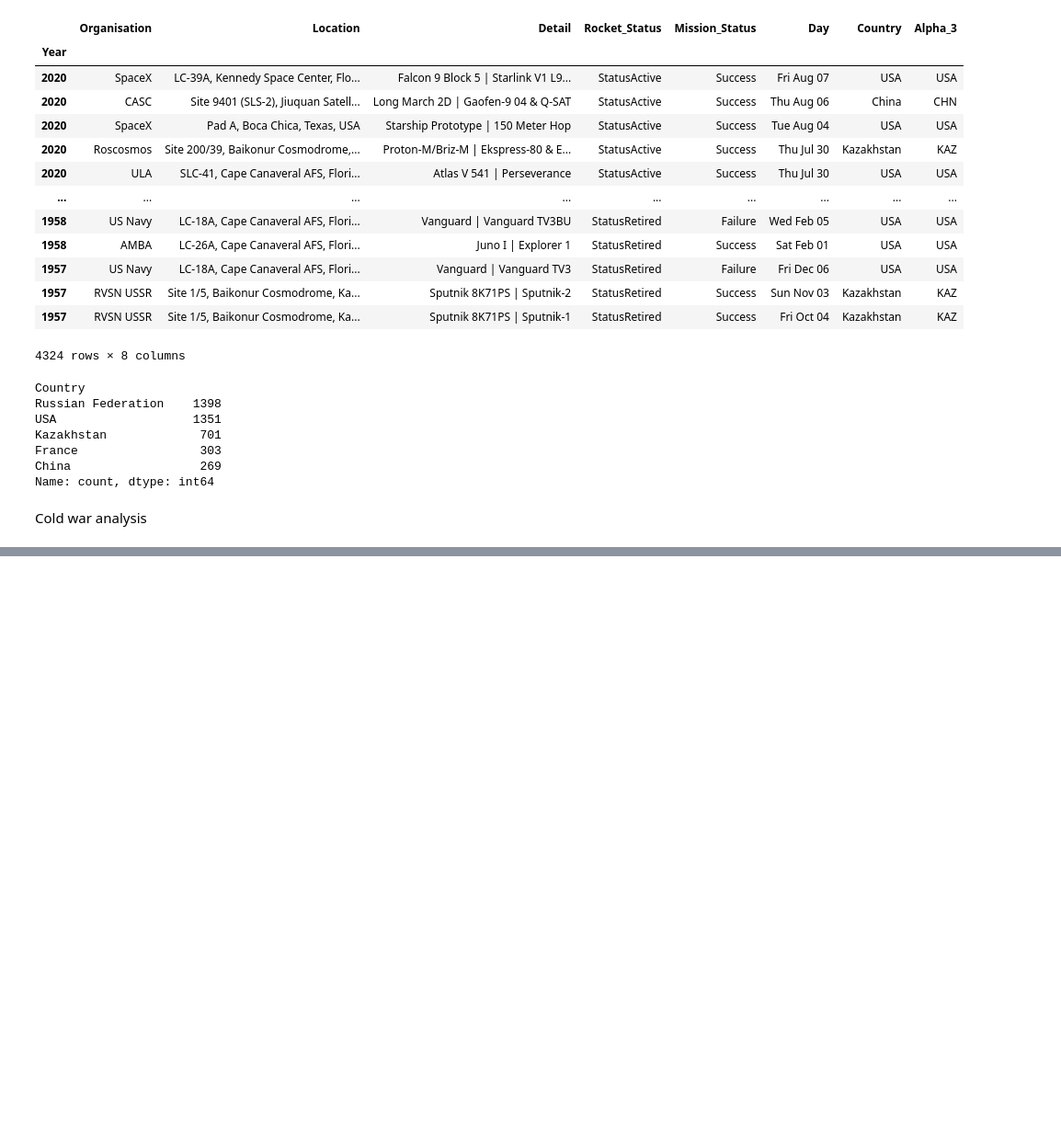
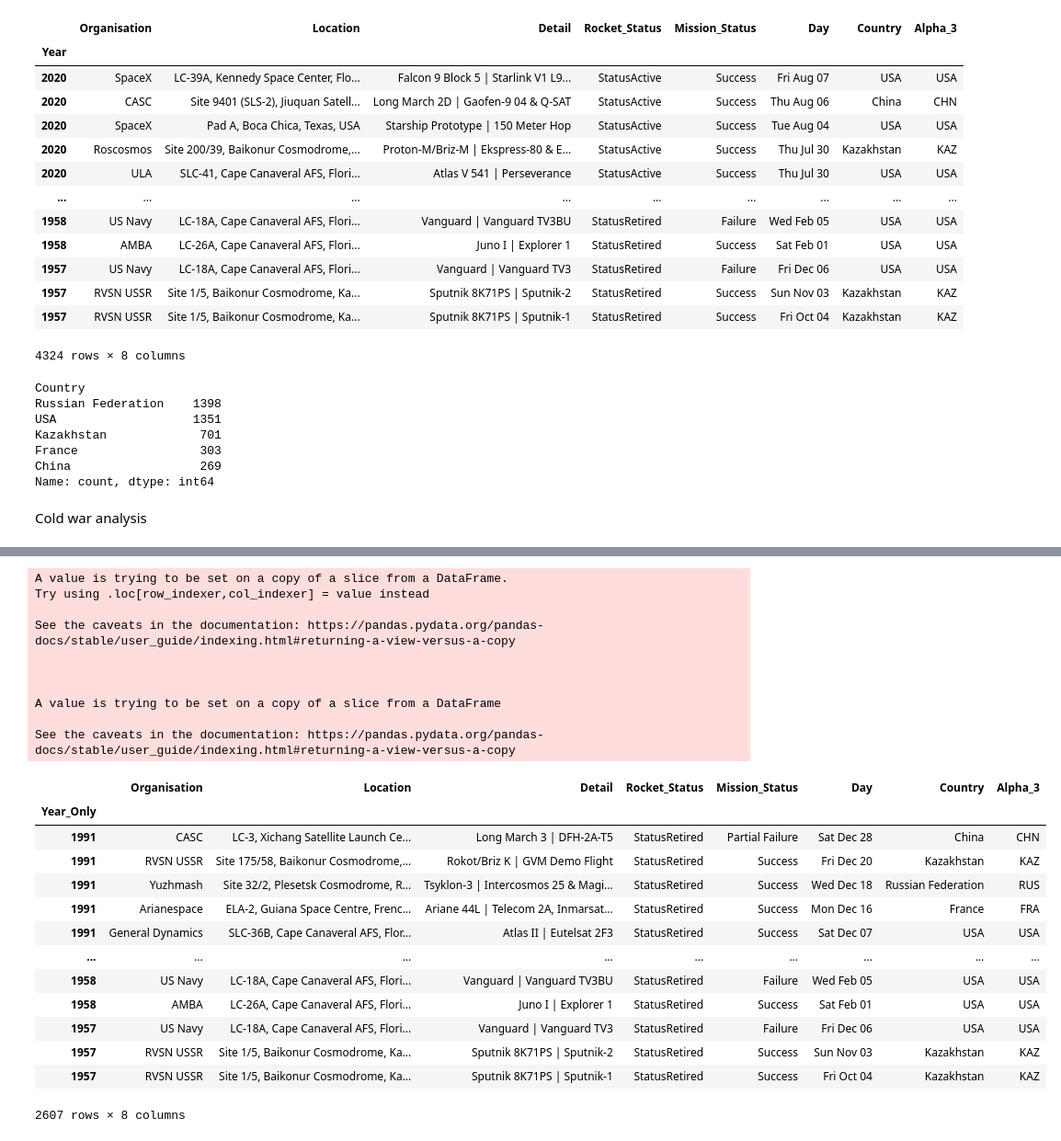
Before and after one commit to Szafranerio/Data-Science-Projects, a Jupyter notebook: Space_Race.ipynb, the cells around one changed output, grey strips where cells are left out. Shown at 92% size. Drawn from its saved outputs; the diff is of its cells as text; code cells hidden in the pictures; blank space fills up the shorter version.

```diff
--- a/Space_Race.ipynb
+++ b/Space_Race.ipynb
@@ -301,0 +334,30 @@ after_coldwar
+# %%
+before_coldwar['Year_Only'] = before_coldwar['Year'].dt.year
+before_coldwar.drop('Year', axis=1, inplace=True)
+before_coldwar.set_index('Year_Only', inplace=True)
+before_coldwar
+# %% [output]
+A value is trying to be set on a copy of a slice from a DataFrame.
+Try using .loc[row_indexer,col_indexer] = value instead
+
+See the caveats in the documentation: https://pandas.pydata.org/pandas-docs/stable/user_guide/indexing.html#returning-a-view-versus-a-copy
+
+
+
+A value is trying to be set on a copy of a slice from a DataFrame
+
+See the caveats in the documentation: https://pandas.pydata.org/pandas-docs/stable/user_guide/indexing.html#returning-a-view-versus-a-copy
+|  | Organisation | Location | Detail | Rocket_Status | Mission_Status | Day | Country | Alpha_3 |
+| Year_Only |  |  |  |  |  |  |  |  |
+| 1991 | CASC | LC-3, Xichang Satellite Launch Ce... | Long March 3 | DFH-2A-T5 | StatusRetired | Partial Failure | Sat Dec 28 | China | CHN |
+| 1991 | RVSN USSR | Site 175/58, Baikonur Cosmodrome,... | Rokot/Briz K | GVM Demo Flight | StatusRetired | Success | Fri Dec 20 | Kazakhstan | KAZ |
+| 1991 | Yuzhmash | Site 32/2, Plesetsk Cosmodrome, R... | Tsyklon-3 | Intercosmos 25 & Magi... | StatusRetired | Success | Wed Dec 18 | Russian Federation | RUS |
+| 1991 | Arianespace | ELA-2, Guiana Space Centre, Frenc... | Ariane 44L | Telecom 2A, Inmarsat... | StatusRetired | Success | Mon Dec 16 | France | FRA |
+| 1991 | General Dynamics | SLC-36B, Cape Canaveral AFS, Flor... | Atlas II | Eutelsat 2F3 | StatusRetired | Success | Sat Dec 07 | USA | USA |
+| ... | ... | ... | ... | ... | ... | ... | ... | ... |
+| 1958 | US Navy | LC-18A, Cape Canaveral AFS, Flori... | Vanguard | Vanguard TV3BU | StatusRetired | Failure | Wed Feb 05 | USA | USA |
+| 1958 | AMBA | LC-26A, Cape Canaveral AFS, Flori... | Juno I | Explorer 1 | StatusRetired | Success | Sat Feb 01 | USA | USA |
+| 1957 | US Navy | LC-18A, Cape Canaveral AFS, Flori... | Vanguard | Vanguard TV3 | StatusRetired | Failure | Fri Dec 06 | USA | USA |
+| 1957 | RVSN USSR | Site 1/5, Baikonur Cosmodrome, Ka... | Sputnik 8K71PS | Sputnik-2 | StatusRetired | Success | Sun Nov 03 | Kazakhstan | KAZ |
+| 1957 | RVSN USSR | Site 1/5, Baikonur Cosmodrome, Ka... | Sputnik 8K71PS | Sputnik-1 | StatusRetired | Success | Fri Oct 04 | Kazakhstan | KAZ |
+2607 rows × 8 columns
```
Also changed, not shown: parts of 10 cells of this notebook.
